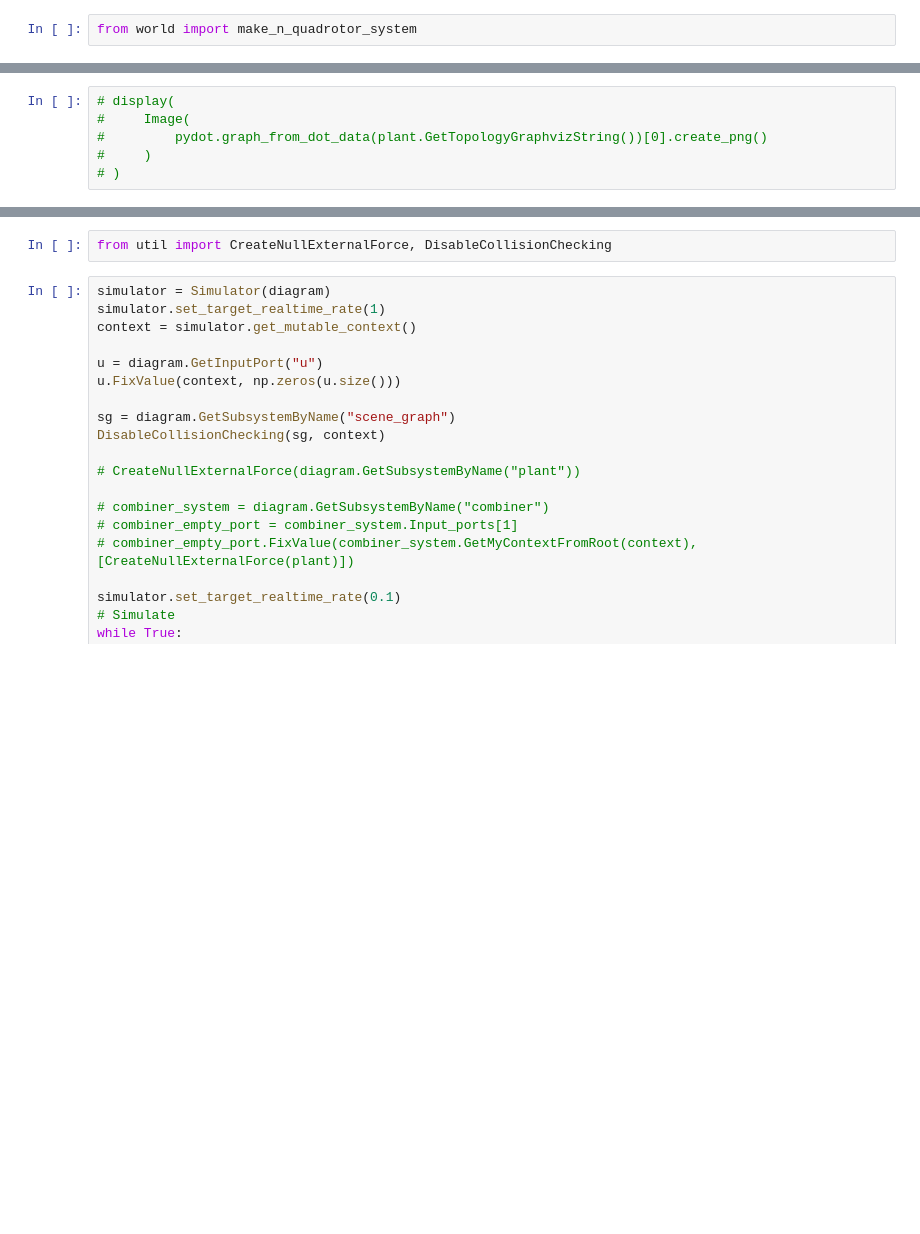
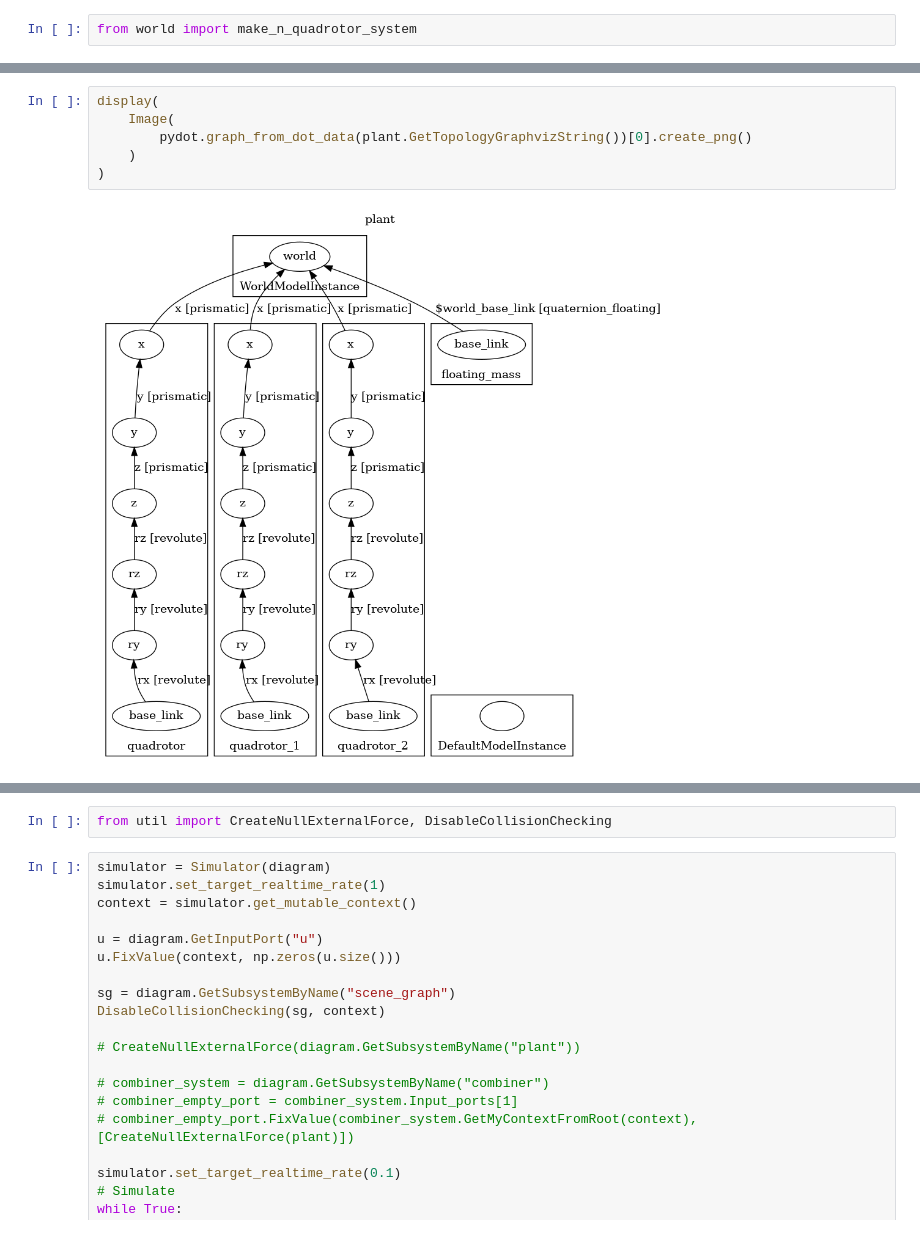
Before and after one commit to cohnt/6.8210-Final-Project-Lifting-Heavy-Objects-with-Teams-of-Quadrotors, a Jupyter notebook: notebooks/stabilizing_hacking.ipynb, the cells around one changed output, grey strips where cells are left out. Cells and saved outputs as stored; diff of their text form; blank space fills up the shorter version.

```diff
--- a/notebooks/stabilizing_hacking.ipynb
+++ b/notebooks/stabilizing_hacking.ipynb
@@ -50,7 +54,9 @@ diagram, plant = make_n_quadrotor_system(meshcat, 3)
 # %%
-# display(
-#     Image(
-#         pydot.graph_from_dot_data(plant.GetTopologyGraphvizString())[0].create_png()
-#     )
-# )
+display(
+    Image(
+        pydot.graph_from_dot_data(plant.GetTopologyGraphvizString())[0].create_png()
+    )
+)
+# %% [output]
+[figure, added]
 # %%
```
Also changed, not shown: parts of 3 cells of this notebook, 3 other files.
